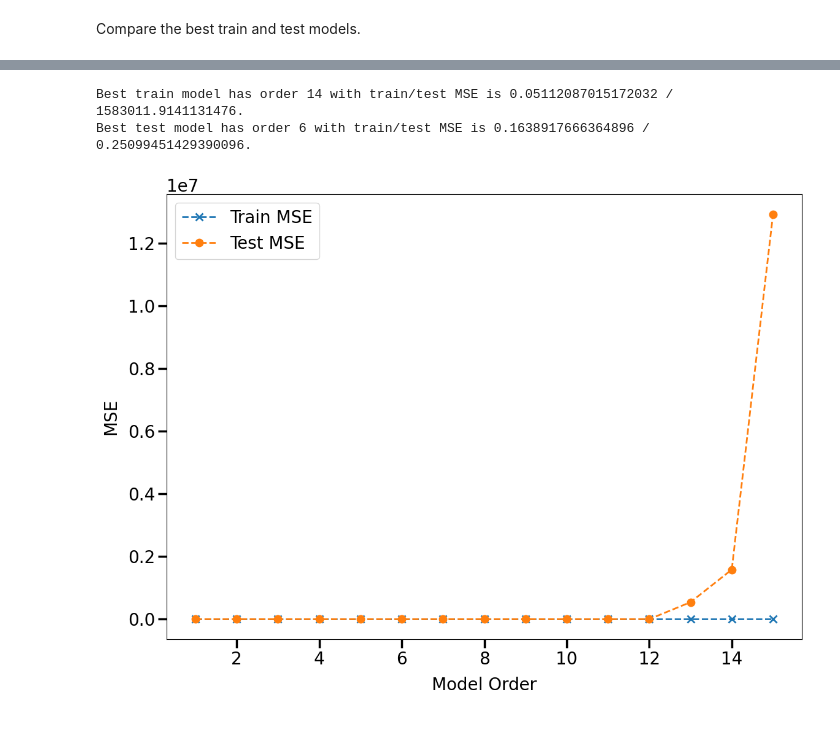
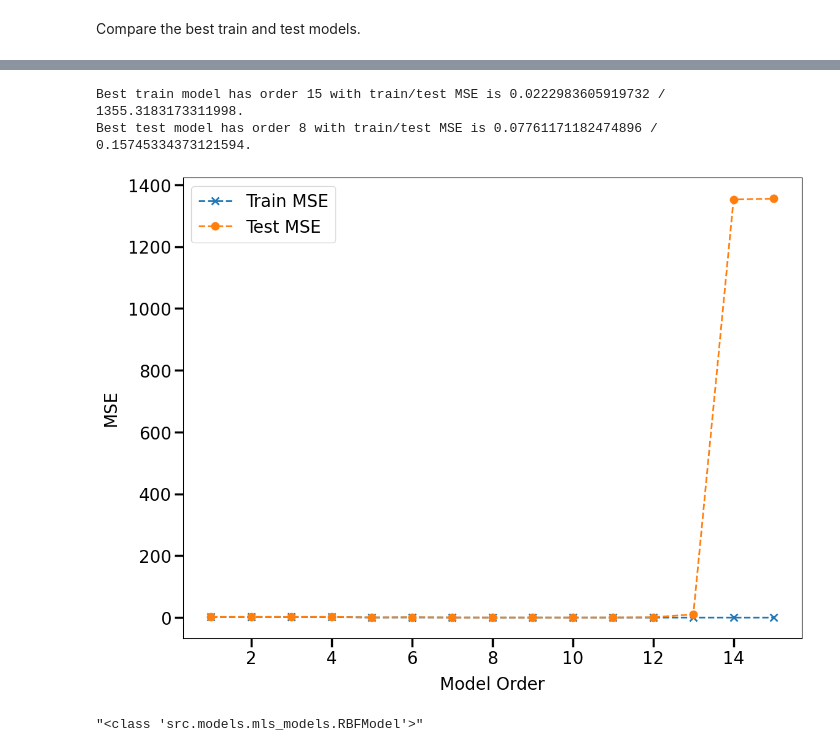
Before and after one commit to Roecker1/nlsp_ue, a Jupyter notebook: notebooks/assignments/1-1-system-identification.ipynb, the cells around one changed output, grey strips where cells are left out. Cells and saved outputs as stored; diff of their text form; code cells hidden in the pictures.

```diff
--- a/notebooks/assignments/1-1-system-identification.ipynb
+++ b/notebooks/assignments/1-1-system-identification.ipynb
@@ -47,31 +51,36 @@ plt.tight_layout()
 # %%
 max_order = 15
-model_class = PolynomialModel
+model_class = RBFModel
 
 train_mse_list = []
 test_mse_list = []
 for order in range(1, max_order+1):
     model = model_class(order)
     train_mse_list.append(model.fit(x_train, y_train))
     test_mse = np.mean((model.predict(x_test) - y_test)**2)
     test_mse_list.append(test_mse)
 
 best_train_order = np.argmin(np.array(train_mse_list)) + 1
 print(f'Best train model has order {best_train_order} with train/test MSE is {train_mse_list[best_train_order-1]} / {test_mse_list[best_train_order-1]}.')
 
 best_test_order = np.argmin(np.array(test_mse_list)) + 1
 print(f'Best test model has order {best_test_order} with train/test MSE is {train_mse_list[best_test_order-1]} / {test_mse_list[best_test_order-1]}.')
 
 plt.close('all')
 plt.figure()
 plt.plot(list(range(1,max_order+1)), train_mse_list, 'x--', label='Train MSE')
 plt.plot(list(range(1,max_order+1)), test_mse_list, 'o--', label='Test MSE')
 plt.legend()
 plt.xlabel('Model Order')
 plt.ylabel('MSE')
 plt.tight_layout()
-plt.savefig(f"mse_order_{max_order}.png", format='png')
+plt.show()
+plt.savefig(f"{str(model)}_mse_order_{max_order}.png", format='png')
 # %% [output]
-Best train model has order 14 with train/test MSE is 0.05112087015172032 / 1583011.9141131476.
-Best test model has order 6 with train/test MSE is 0.1638917666364896 / 0.25099451429390096.
+Best train model has order 15 with train/test MSE is 0.0222983605919732 / 1355.3183173311998.
+Best test model has order 8 with train/test MSE is 0.07761171182474896 / 0.15745334373121594.
-[figure, old version]
+[figure, new version]
+# %%
+str(model_class)
+# %% [output]
+"<class 'src.models.mls_models.RBFModel'>"
```
Also changed, not shown: parts of 9 cells of this notebook, 14 other files.
